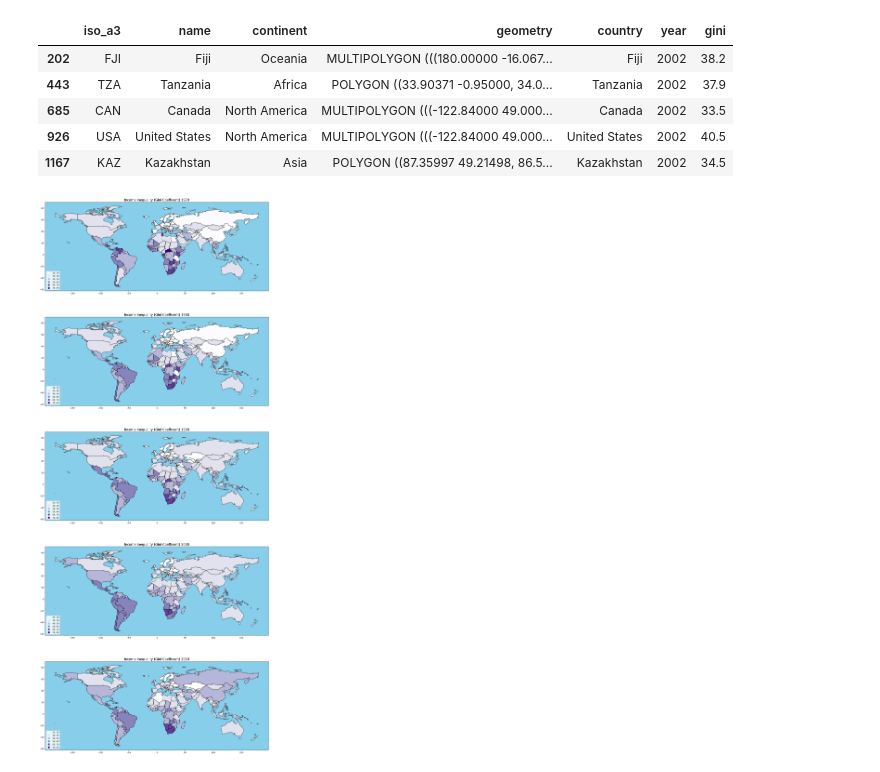
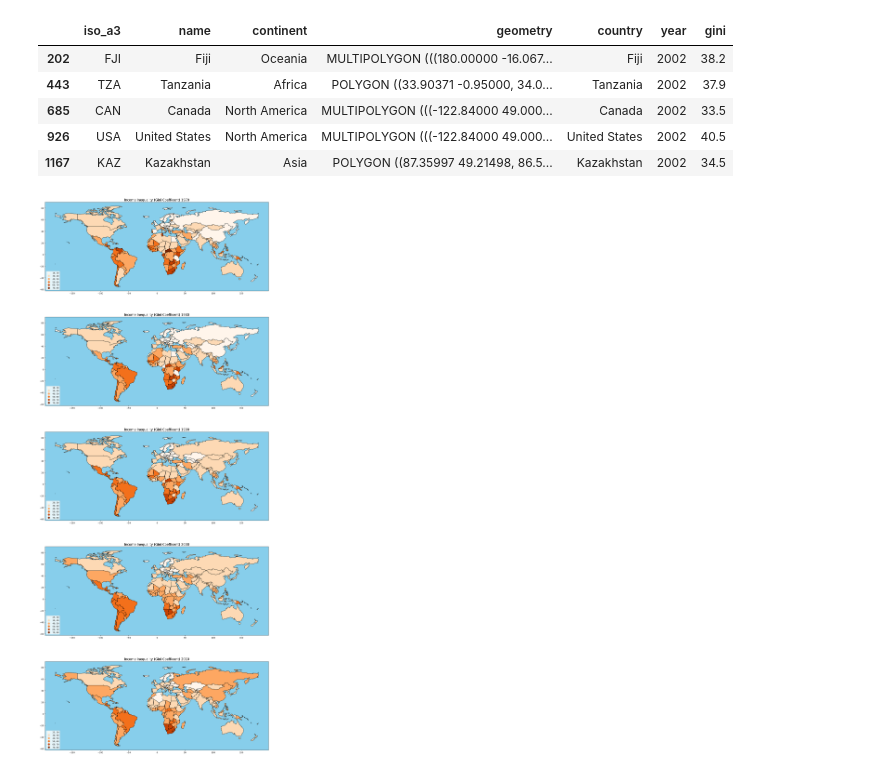
Before and after one commit to Y0shicon/EGD-Assignment, a Jupyter notebook: Income Inequality using Gapminder/Notebooks/Geographic Analysis.ipynb, the cells around one changed output. Drawn from its saved outputs; the diff is of its cells as text; code cells hidden in the pictures.

```diff
--- a/Income Inequality using Gapminder/Notebooks/Geographic Analysis.ipynb
+++ b/Income Inequality using Gapminder/Notebooks/Geographic Analysis.ipynb
@@ -111,28 +111,28 @@ gini_world_data.query('year == "2002"').head()
 # %%
 years = [1970, 1980, 1990, 2000, 2010]
 classifications = dict(bins=[30,40,50,60,70,80])
 
 fig, axs = plt.subplots(len(years), 1, figsize=(20, 10*len(years)))
 
 for ndx, yr in enumerate(years):
     ax1 = axs[ndx]
     ax1.set_facecolor('skyblue')
     ax1.set_title(f'Income Inequality (Gini Coefficent) {yr}', fontsize=16)
     gini_world_data.query(f'year == "{yr}"').plot(
         ax=ax1,
         column='gini',
         edgecolor='black',
         categorical=False,
         scheme='User_Defined',
         classification_kwds=classifications,
         #k=6,
         #scheme='fisher_jenks',
-        cmap='Purples',
+        cmap='Oranges',
         legend=True,
         legend_kwds={'loc': 'lower left', 'fmt': '{:,.0f}'}
         #,
         #missing_kwds={'color':'red','edgecolor': 'brwon', 'hatch': '///', 'label': 'Missing values'}
     )
 plt.show()
 # %% [output]
-[figure, old version]
+[figure, new version]
```
Also changed, not shown: 6 other files.
